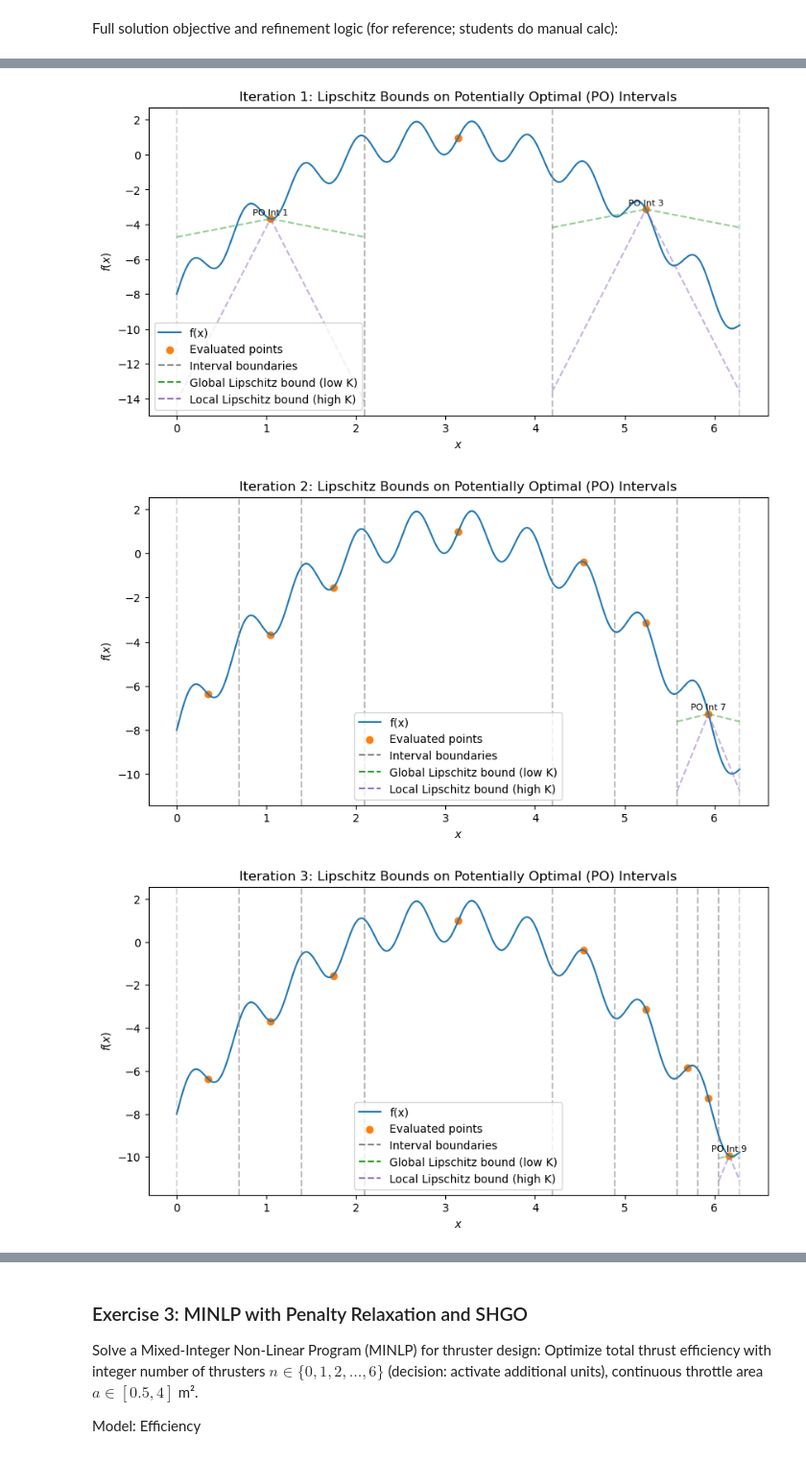
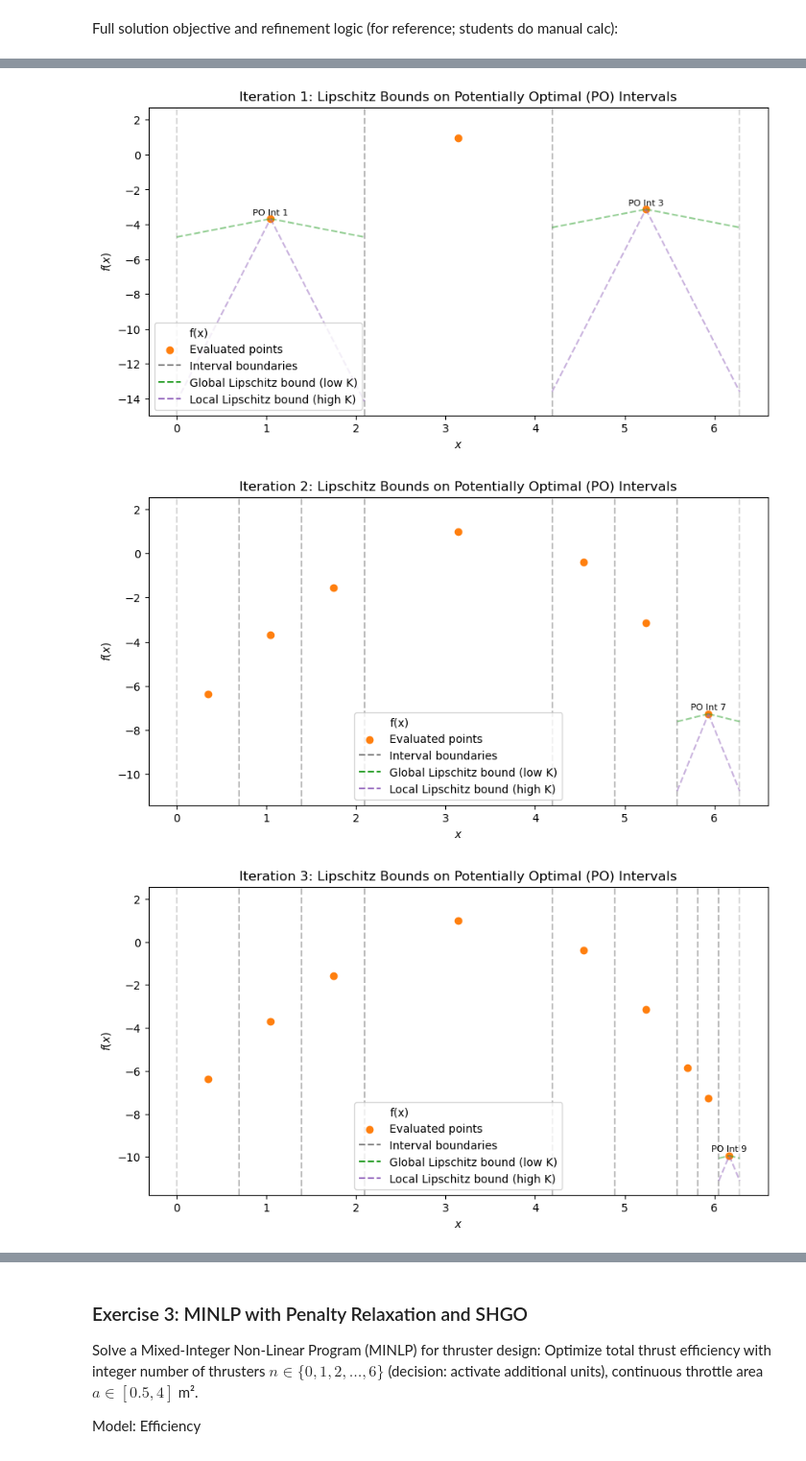
Before and after one commit to Leibniz-IWT/comp_eng, a Jupyter notebook: notebooks/09_tutorials-optimization.ipynb, the cells around one changed output, grey strips where cells are left out. Shown at 96% size. Cells and saved outputs as stored; diff of their text form; code cells hidden in the pictures.

```diff
--- a/notebooks/09_tutorials-optimization.ipynb
+++ b/notebooks/09_tutorials-optimization.ipynb
@@ -911,7 +939,7 @@ all_points = {(intervals[0].c, f_best)}
 # Function to plot state (updated for clarity: no alpha on function, label PO intervals)
 def plot_iteration(it, intervals, all_points, po):
     fig, ax = plt.subplots(figsize=(10, 5))
-    ax.plot(x_plot, f_plot, 'tab:blue', label='f(x)')  # Full opacity
+    ax.plot(x_plot, f_plot, 'tab:blue', label='f(x)', alpha=0)  # Full opacity
     for i, inter in enumerate(intervals):
         ax.axvline(inter.a, color='tab:gray', linestyle='--', alpha=0.3)
         ax.axvline(inter.b, color='tab:gray', linestyle='--', alpha=0.3)
@@ -983,6 +1011,6 @@ print(f"After {max_iters} iterations, best x ≈ {x_best:.3f}, f ≈ {f_best:.3f
-[figure, old version]
+[figure, new version]
-[figure, old version]
+[figure, new version]
-[figure, old version]
+[figure, new version]
 After 3 iterations, best x ≈ 6.167, f ≈ -9.947
 # %% [markdown]
 ### Exercise 3: MINLP with Penalty Relaxation and SHGO
```
Also changed, not shown: parts of 4 cells of this notebook.
